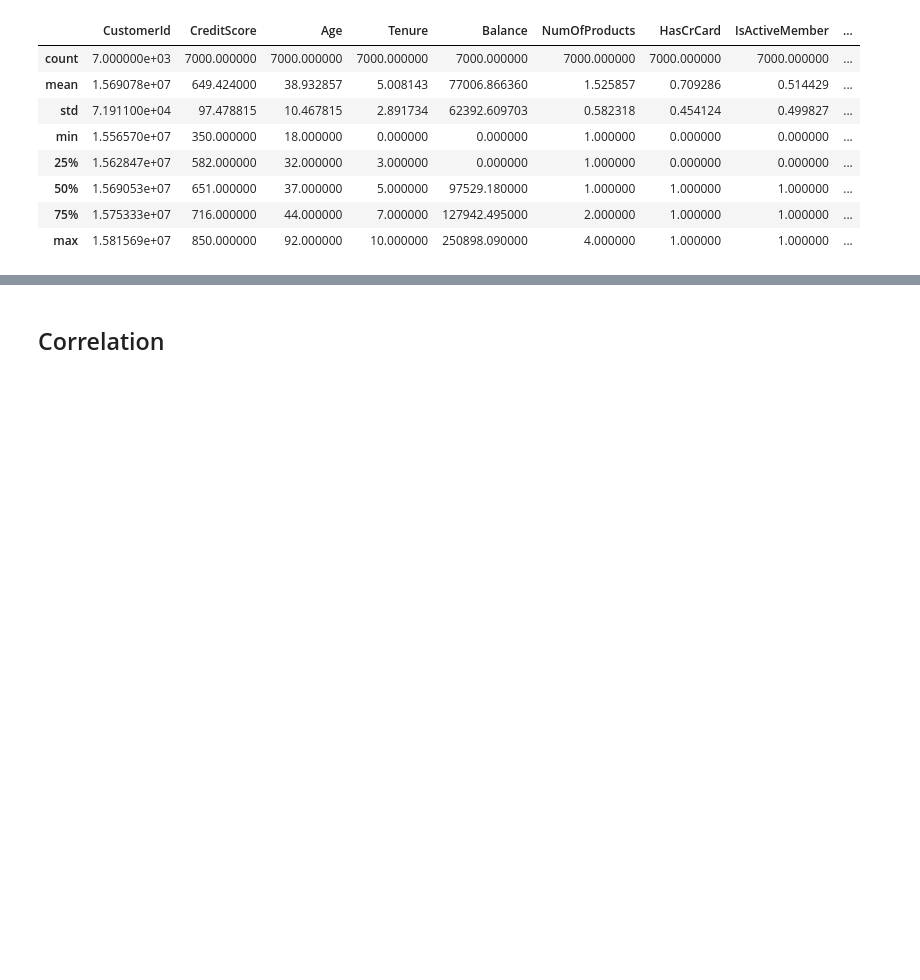
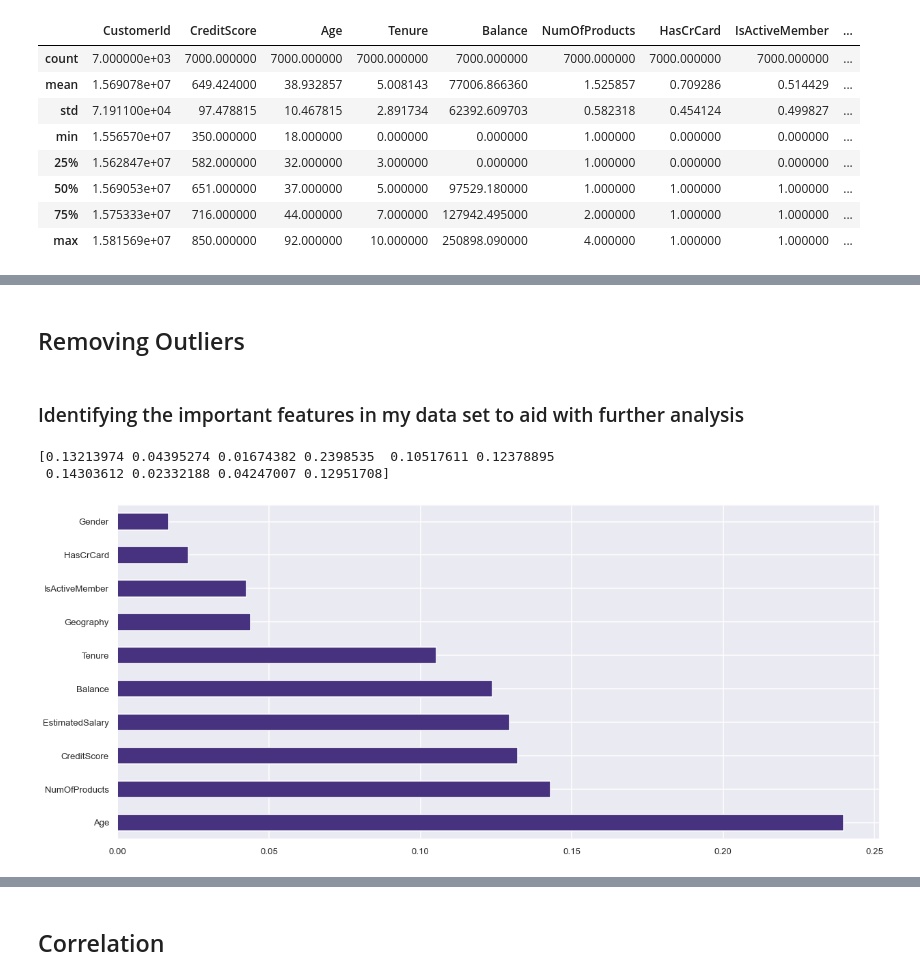
Before and after one commit to anthoniomadu/ISM_415, a Jupyter notebook: data-science-and-machine-learning-ism-415-2021/Anthonio_Maduadichie_18100111136.ipynb, the cells around one changed output, grey strips where cells are left out. Saved outputs shown, nothing was run; the diff lists cells and outputs as text; code cells hidden in the pictures; blank space fills up the shorter version.

```diff
--- a/data-science-and-machine-learning-ism-415-2021/Anthonio_Maduadichie_18100111136.ipynb
+++ b/data-science-and-machine-learning-ism-415-2021/Anthonio_Maduadichie_18100111136.ipynb
@@ -94,0 +174,5 @@ dtype: int64
+# %%
+merged.drop(['Surname', 'CustomerId', 'Geography', 'Gender'], axis = 1, inplace=True)
+# %%
+features = merged[['CreditScore', 'Age', 'Tenure', 'Balance', 'NumOfProducts', 'HasCrCard', 'IsActiveMember','EstimatedSalary', 'Female', 'Male', 'France', 'Germany', 'Spain']]
+features
@@ -94,0 +193,2 @@ dtype: int64
+# %%
+target = train_data['Exited']
@@ -107,0 +282,3 @@ train_data.describe()
+# %%
+features['zscore'] = (features.EstimatedSalary - features.EstimatedSalary.mean())/features.EstimatedSalary.std()
+features.head(5)
@@ -107,0 +364,16 @@ train_data.describe()
+# %% [markdown]
+## Removing Outliers
+# %% [markdown]
+### Identifying the important features in my data set to aid with further analysis
+# %%
+from sklearn.ensemble import ExtraTreesClassifier
+model = ExtraTreesClassifier()
+model.fit(features, target)
+print(model.feature_importances_)
+feat_importance = pd.Series(model.feature_importances_,index=features.columns)
+feat_importance.nlargest(10).plot(kind = 'barh')
+plt.show()
+# %% [output]
+[0.13213974 0.04395274 0.01674382 0.2398535  0.10517611 0.12378895
+ 0.14303612 0.02332188 0.04247007 0.12951708]
+[figure, added]
```
Also changed, not shown: parts of 89 cells of this notebook, 2 other files.
